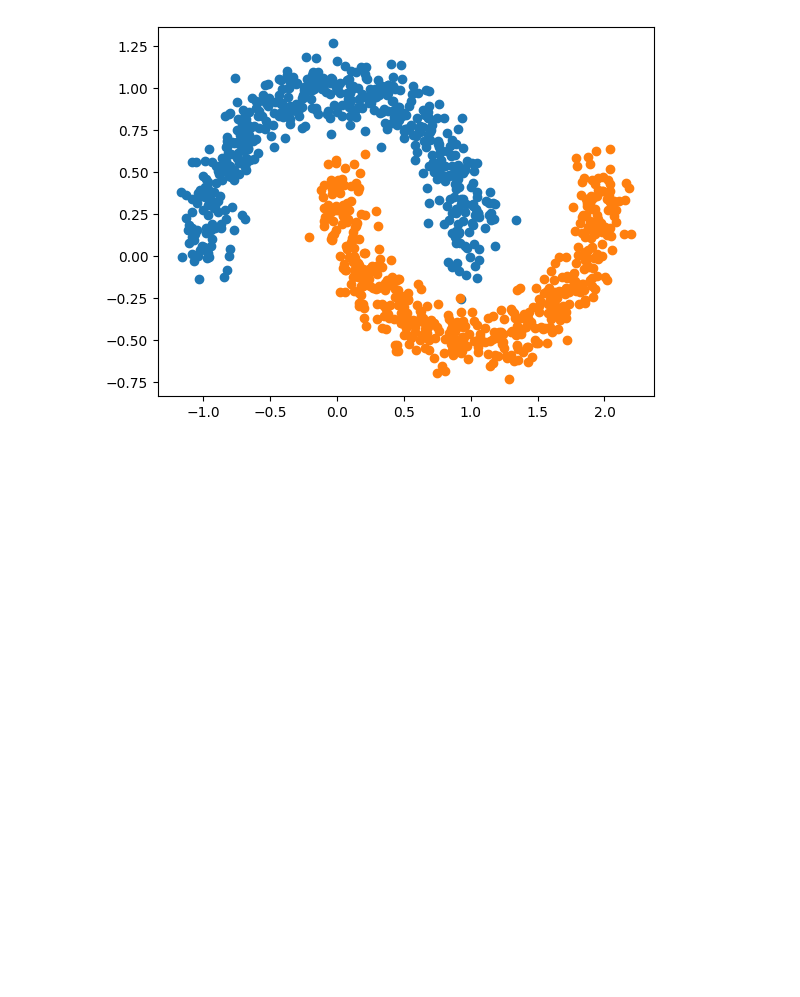
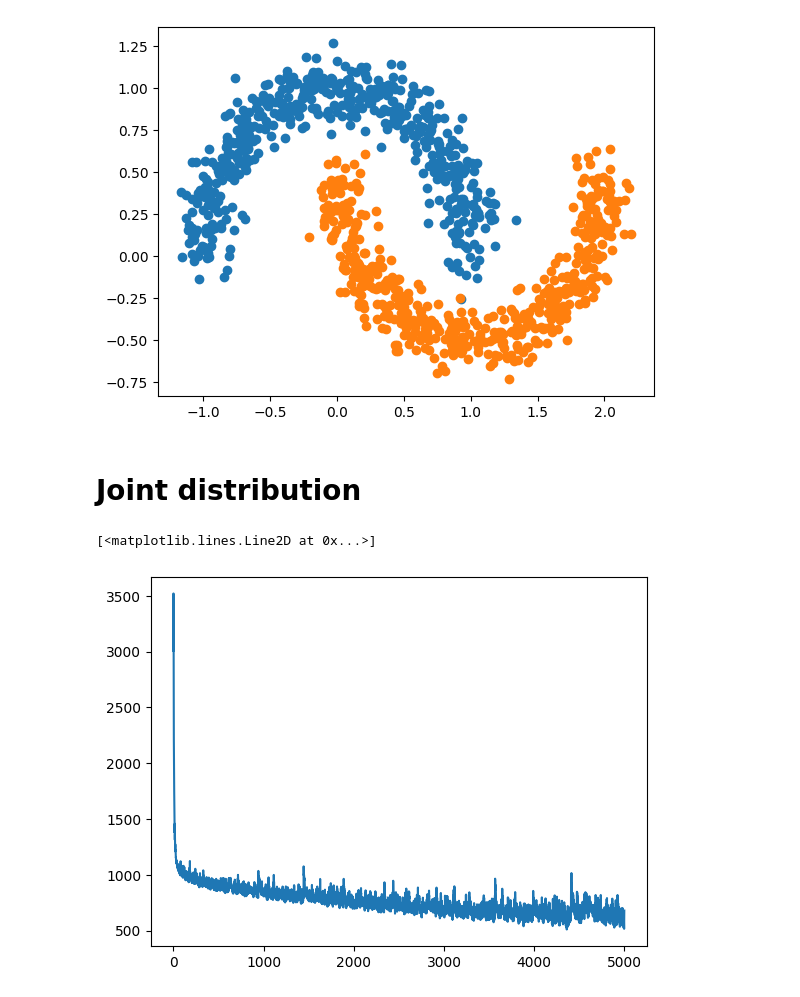
Before and after one commit to al-jshen/eqflow, a Jupyter notebook: examples/dual_moons.ipynb, the cells around one changed output. Saved outputs shown, nothing was run; the diff lists cells and outputs as text; code cells hidden in the pictures; blank space fills up the shorter version.

```diff
--- a/examples/dual_moons.ipynb
+++ b/examples/dual_moons.ipynb
@@ -20,0 +23,6 @@ plt.scatter(x[labels == 1], y[labels == 1])
+# %% [markdown]
+# Joint distribution
+# %%
+nsf = NeuralSplineFlow(rng, n_dim=2, n_context=0, n_transforms=8, n_bins=16, spline_min=-5., spline_max=5.0)
+optimizer = optax.adam(2e-3)
+opt_state = optimizer.init(eqx.filter(nsf, eqx.is_array))
@@ -20,0 +51,5 @@ plt.scatter(x[labels == 1], y[labels == 1])
+# %%
+plt.plot(losses)
+# %% [output]
+[<matplotlib.lines.Line2D at 0x...>]
+[figure, added]
```
Also changed, not shown: parts of 10 cells of this notebook.
